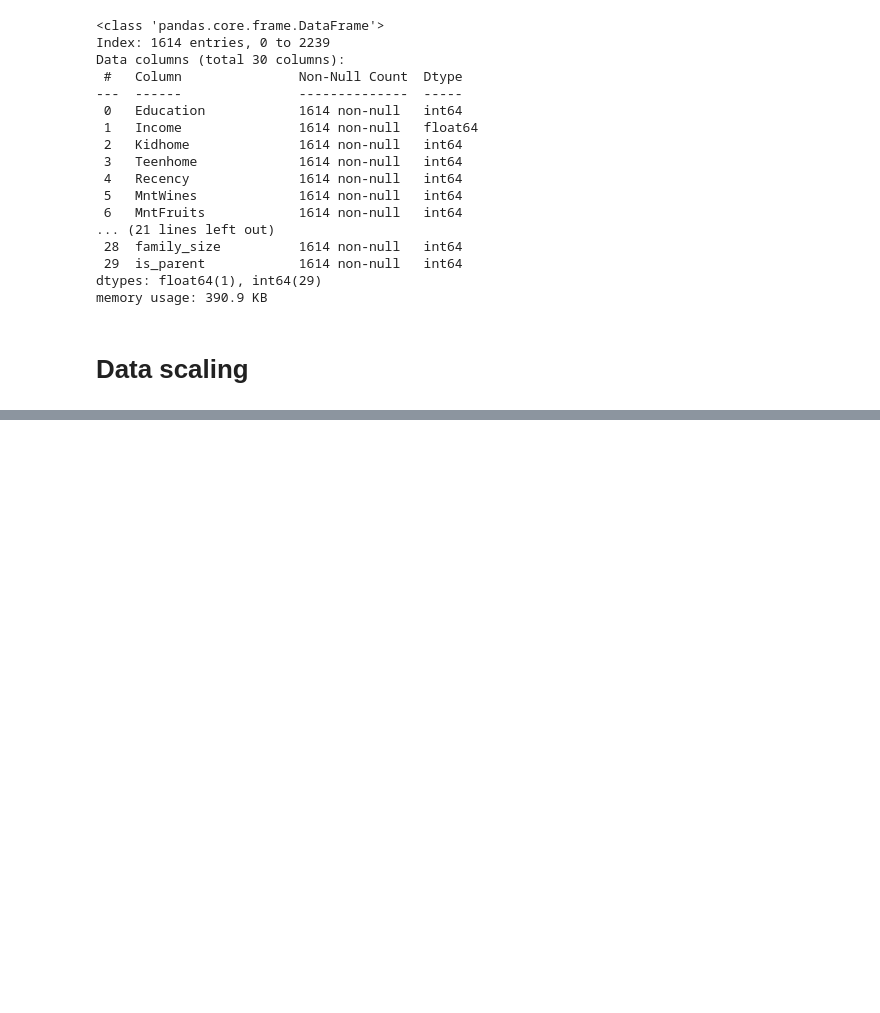
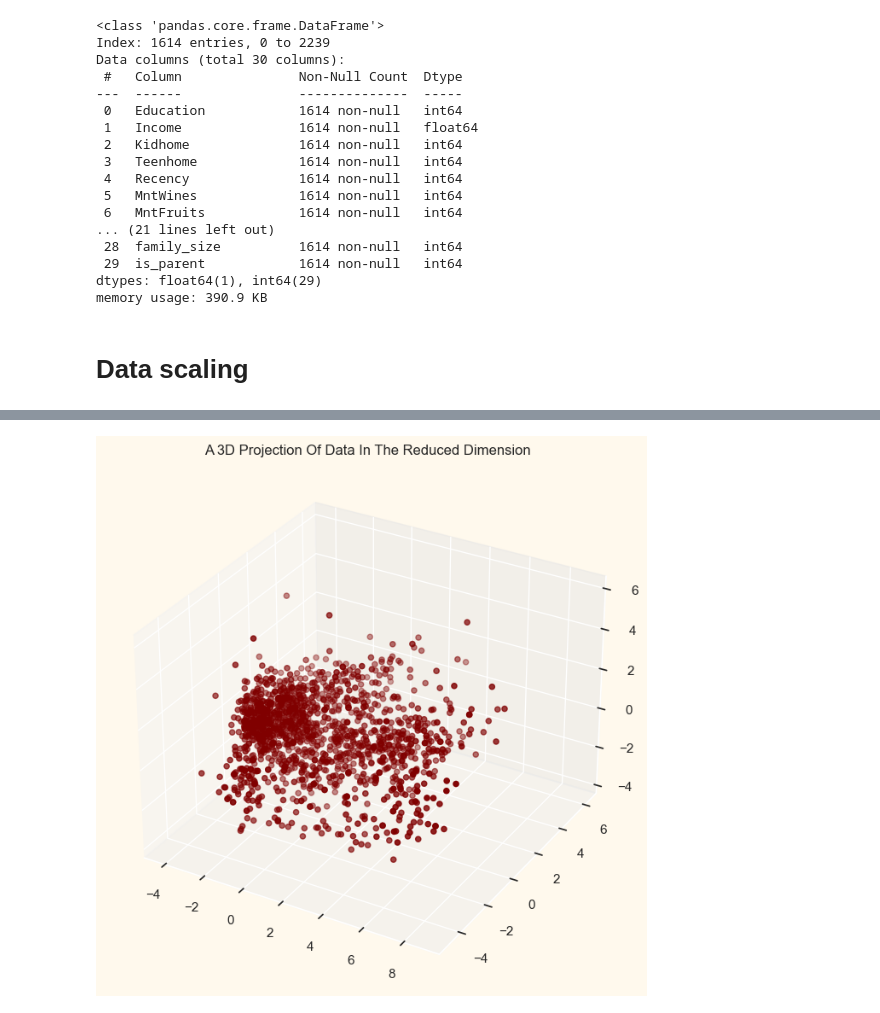
Before and after one commit to asheshh-lal/Drug-Data, a Jupyter notebook: Market Sentiment.ipynb, the cells around one changed output, grey strips where cells are left out. Cells and saved outputs as stored; diff of their text form; code cells hidden in the pictures; blank space fills up the shorter version.

```diff
--- a/Market Sentiment.ipynb
+++ b/Market Sentiment.ipynb
@@ -428,0 +481,7 @@ memory usage: 390.9 KB
+# %%
+km = KMeans(n_clusters=5)
+y_predict = km.fit_predict(PCA_df1)
+PCA_df1["Clusters2"] = y_predict
+#Adding the Clusters feature to the orignal dataframe.
+df["Clusters2"]= y_predict
+df
@@ -428,0 +502,13 @@ memory usage: 390.9 KB
+# %%
+#A 3D Projection Of Data In The Reduced Dimension
+x =PCA_df1["col1"]
+y =PCA_df1["col2"]
+z =PCA_df1["col3"]
+#To plot
+fig = plt.figure(figsize=(10,8))
+ax = fig.add_subplot(111, projection="3d")
+ax.scatter(x,y,z, c="maroon", marker="o" )
+ax.set_title("A 3D Projection Of Data In The Reduced Dimension")
+plt.show()
+# %% [output]
+[figure, added]
```
Also changed, not shown: parts of 9 cells of this notebook.
